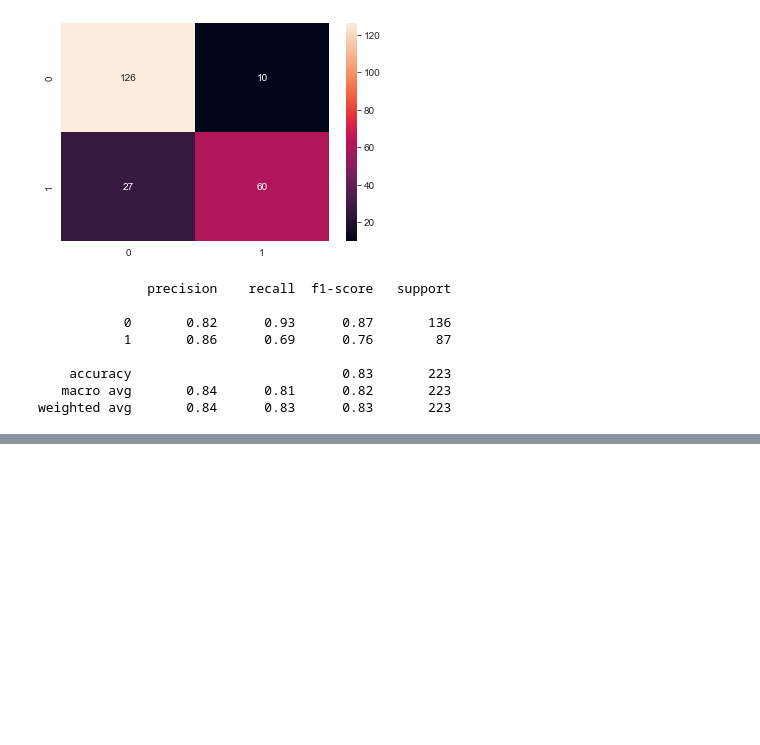
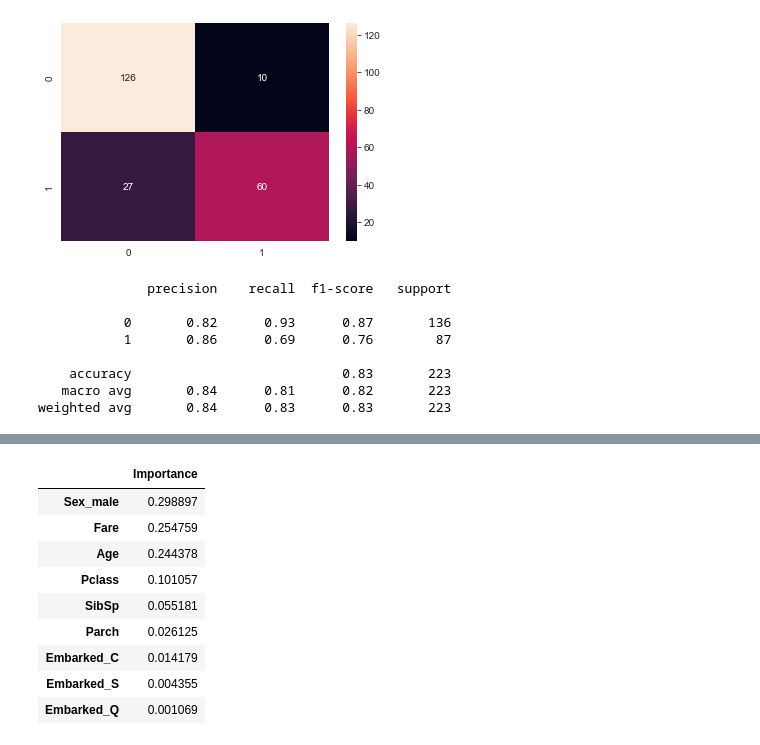
Before and after one commit to Mudit9669/JECRC_CS_Sep22, a Jupyter notebook: day22_logistic_regression.ipynb, the cells around one changed output, grey strips where cells are left out. Drawn from its saved outputs; the diff is of its cells as text; code cells hidden in the pictures; blank space fills up the shorter version.

```diff
--- a/day22_logistic_regression.ipynb
+++ b/day22_logistic_regression.ipynb
@@ -468,0 +493,6 @@ weighted avg       0.84      0.83      0.83       223
+# %%
+# Putting Class Weight
+model1 = LogisticRegression(class_weight={0 : 0.3 , 1 : 0.7})
+model1.fit(xtrain,ytrain)
+print(100*model1.score(xtest,ytest))
+print(classification_report(ytest,model1.predict(xtest)))
@@ -468,0 +519,8 @@ weighted avg       0.84      0.83      0.83       223
+# %%
+# Putting Class Weight
+model1 = LogisticRegression(class_weight={0 : 0.9 , 1 : 0.9})
+model1.fit(xtrain,ytrain)
+print(100*model1.score(xtest,ytest))
+print(classification_report(ytest,model1.predict(xtest)))
+
+# This Method did not work
@@ -468,0 +537,8 @@ weighted avg       0.84      0.83      0.83       223
+# %%
+# Hyperparameter
+for algo in ['newton-cg', 'lbfgs', 'liblinear', 'sag', 'saga']:
+    print(algo)
+    model1 = LogisticRegression(random_state = 101, solver=algo)
+    model1.fit(xtrain,ytrain)
+    print(100*model1.score(xtest,ytest))
+    print(classification_report(ytest,model1.predict(xtest)))
@@ -468,0 +570,5 @@ weighted avg       0.84      0.83      0.83       223
+# %%
+from sklearn.tree import DecisionTreeClassifier
+
+model_dt = DecisionTreeClassifier()
+model_dt.fit(xtrain,ytrain)
@@ -468,0 +604,13 @@ weighted avg       0.84      0.83      0.83       223
+# %%
+pd.DataFrame(model_dt.feature_importances_, index = xtrain.columns , columns = ['Importance']).sort_values(by = 'Importance' ,ascending=False)
+# %% [output]
+|  | Importance |
+| Sex_male | 0.298897 |
+| Fare | 0.254759 |
+| Age | 0.244378 |
+| Pclass | 0.101057 |
+| SibSp | 0.055181 |
+| Parch | 0.026125 |
+| Embarked_C | 0.014179 |
+| Embarked_S | 0.004355 |
+| Embarked_Q | 0.001069 |
```
Also changed, not shown: parts of 22 cells of this notebook, 2 other files.
